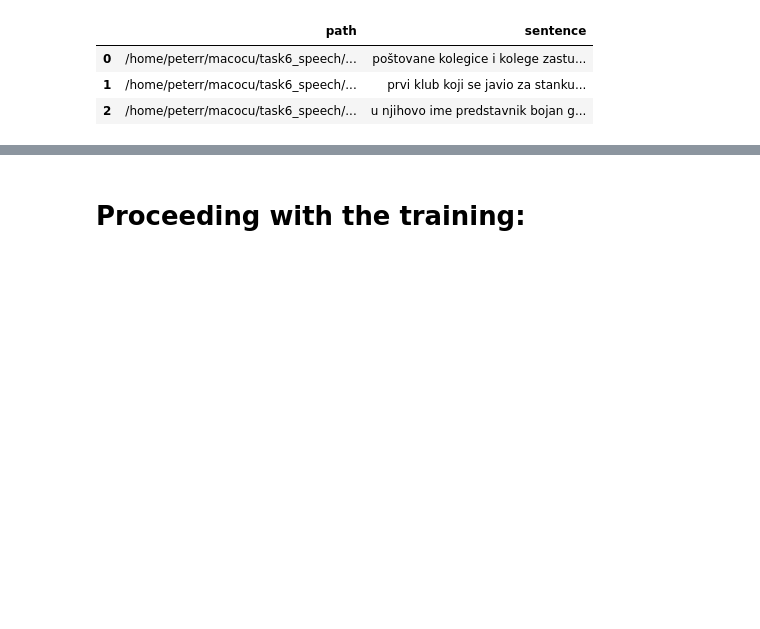
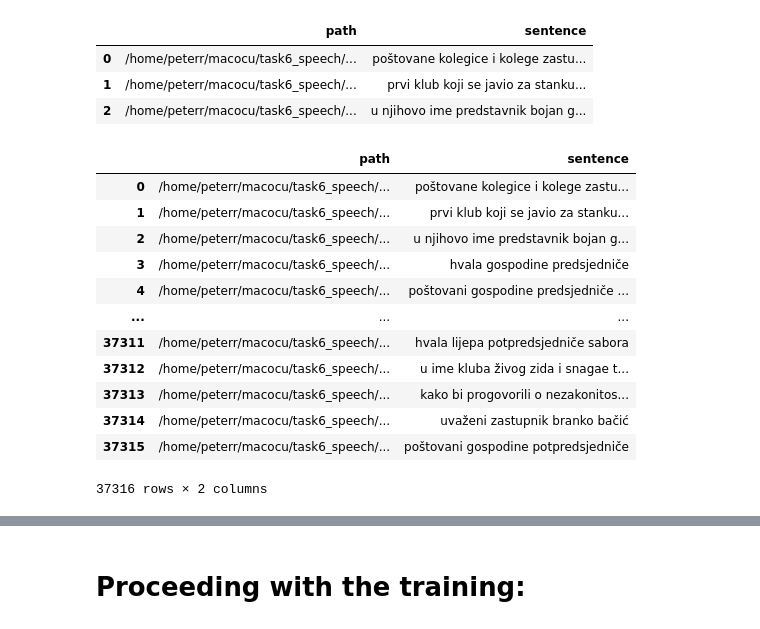
Before and after one commit to 5roop/task6_speech, a Jupyter notebook: 15_new_dataset_and_training.ipynb, the cells around one changed output, grey strips where cells are left out. Saved outputs shown, nothing was run; the diff lists cells and outputs as text; code cells hidden in the pictures; blank space fills up the shorter version.

```diff
--- a/15_new_dataset_and_training.ipynb
+++ b/15_new_dataset_and_training.ipynb
@@ -60,4 +60,18 @@ old.head(3)
 | 2 | /home/peterr/macocu/task6_speech/... | u njihovo ime predstavnik bojan g... |
 # %%
 concat_df = pd.concat([old, new], ignore_index=True).sort_values("path").reset_index(drop=True)
-concat_df.iloc[:, slice(0, 2)].to_csv("15_new_DS.csv", index=False)
+concat_df.iloc[:, slice(0, 2)]#.to_csv("15_new_DS.csv", index=False)
+# %% [output]
+|  | path | sentence |
+| 0 | /home/peterr/macocu/task6_speech/... | poštovane kolegice i kolege zastu... |
+| 1 | /home/peterr/macocu/task6_speech/... | prvi klub koji se javio za stanku... |
+| 2 | /home/peterr/macocu/task6_speech/... | u njihovo ime predstavnik bojan g... |
+| 3 | /home/peterr/macocu/task6_speech/... | hvala gospodine predsjedniče |
+| 4 | /home/peterr/macocu/task6_speech/... | poštovani gospodine predsjedniče ... |
+| ... | ... | ... |
+| 37311 | /home/peterr/macocu/task6_speech/... | hvala lijepa potpredsjedniče sabora |
+| 37312 | /home/peterr/macocu/task6_speech/... | u ime kluba živog zida i snagae t... |
+| 37313 | /home/peterr/macocu/task6_speech/... | kako bi progovorili o nezakonitos... |
+| 37314 | /home/peterr/macocu/task6_speech/... | uvaženi zastupnik branko bačić |
+| 37315 | /home/peterr/macocu/task6_speech/... | poštovani gospodine potpredsjedniče |
+37316 rows × 2 columns
```
Also changed, not shown: parts of 1 cell of this notebook.
